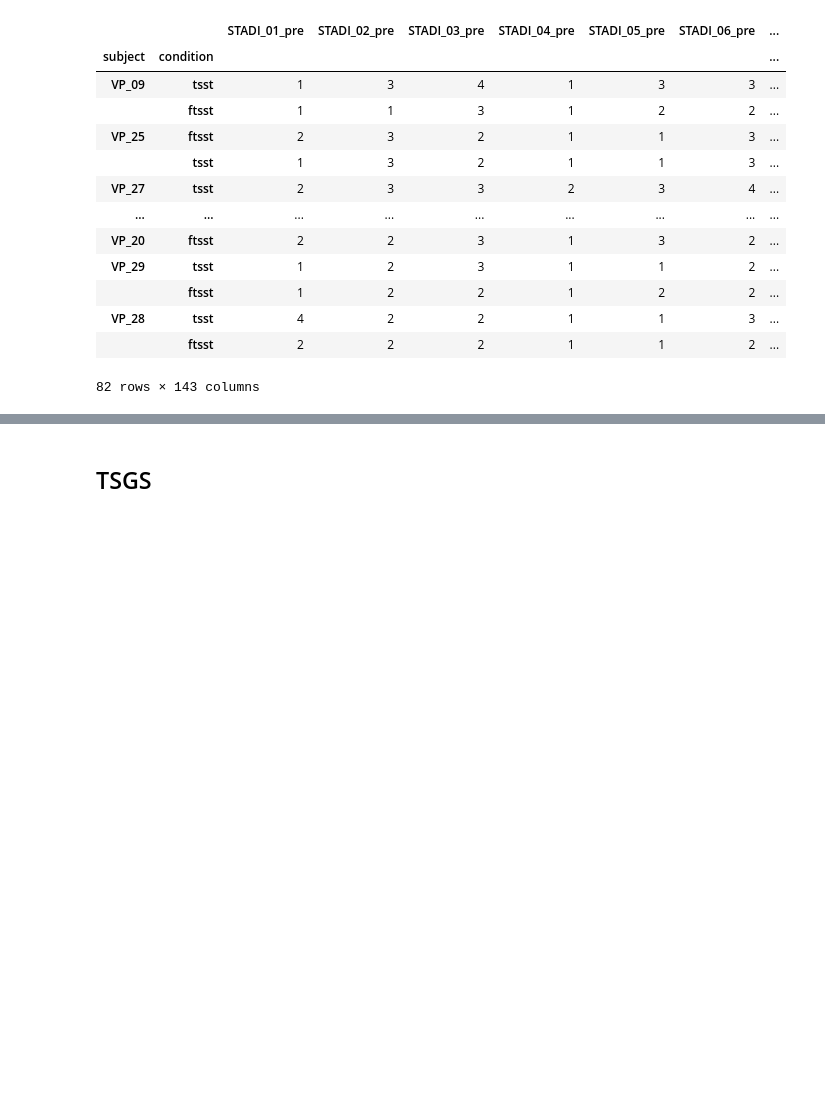
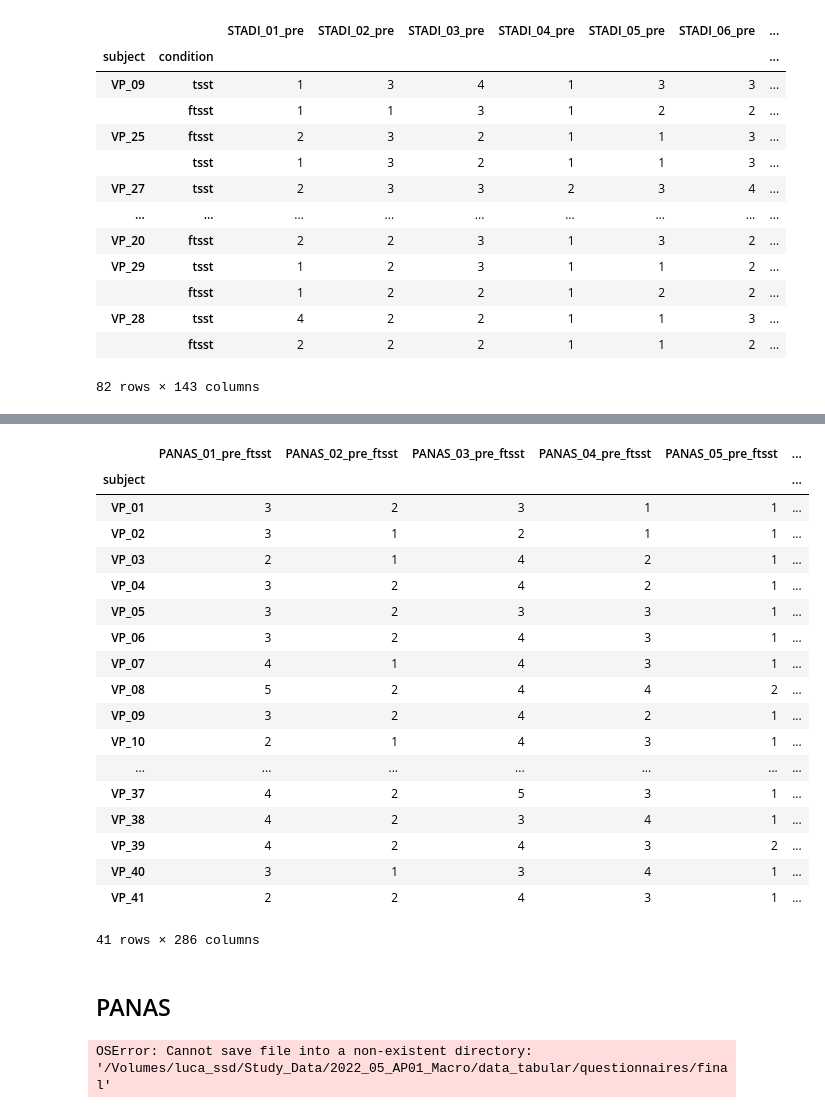
Before and after one commit to empkins/empkins-d03-preprocessing, a Jupyter notebook: experiments/2022_05_macro/unipark/Questionnaires_Pre_Post.ipynb, the cells around one changed output, grey strips where cells are left out. Drawn from its saved outputs; the diff is of its cells as text; code cells hidden in the pictures; blank space fills up the shorter version.

Commit message:
added pre/post questionnaires

```diff
--- a/experiments/2022_05_macro/unipark/Questionnaires_Pre_Post.ipynb
+++ b/experiments/2022_05_macro/unipark/Questionnaires_Pre_Post.ipynb
@@ -226,4 +204,30 @@ quest_data_all
+# %%
+quest_data_sorted = quest_data_all.filter(like="pre").join(quest_data_all.filter(like="post"))
+# %%
+quest_data_sorted
+# %% [output]
+|  | PANAS_01_pre_ftsst | PANAS_02_pre_ftsst | PANAS_03_pre_ftsst | PANAS_04_pre_ftsst | PANAS_05_pre_ftsst | ... |
+| subject |  |  |  |  |  | ... |
+| VP_01 | 3 | 2 | 3 | 1 | 1 | ... |
+| VP_02 | 3 | 1 | 2 | 1 | 1 | ... |
+| VP_03 | 2 | 1 | 4 | 2 | 1 | ... |
+| VP_04 | 3 | 2 | 4 | 2 | 1 | ... |
+| VP_05 | 3 | 2 | 3 | 3 | 1 | ... |
+| VP_06 | 3 | 2 | 4 | 3 | 1 | ... |
+| VP_07 | 4 | 1 | 4 | 3 | 1 | ... |
+| VP_08 | 5 | 2 | 4 | 4 | 2 | ... |
+| VP_09 | 3 | 2 | 4 | 2 | 1 | ... |
+| VP_10 | 2 | 1 | 4 | 3 | 1 | ... |
+| ... | ... | ... | ... | ... | ... | ... |
+| VP_37 | 4 | 2 | 5 | 3 | 1 | ... |
+| VP_38 | 4 | 2 | 3 | 4 | 1 | ... |
+| VP_39 | 4 | 2 | 4 | 3 | 2 | ... |
+| VP_40 | 3 | 1 | 3 | 4 | 1 | ... |
+| VP_41 | 2 | 2 | 4 | 3 | 1 | ... |
+41 rows × 286 columns
 # %% [markdown]
-## TSGS
+## PANAS
 # %%
-quest_data.filter(like="TSGS").to_csv(base_path.joinpath("data_tabular/questionnaires/final/tsgs.csv"))
+quest_data.filter(like="PANAS").to_csv(base_path.joinpath("data_tabular/questionnaires/final/panas.csv"))
+# %% [output]
+OSError: Cannot save file into a non-existent directory: '/Volumes/luca_ssd/Study_Data/2022_05_AP01_Macro/data_tabular/questionnaires/final'
```
Also changed, not shown: parts of 7 cells of this notebook.
